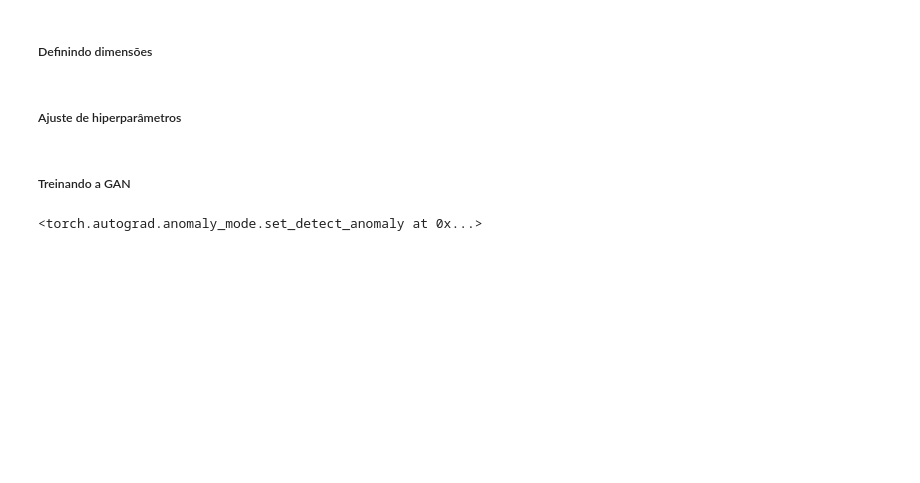
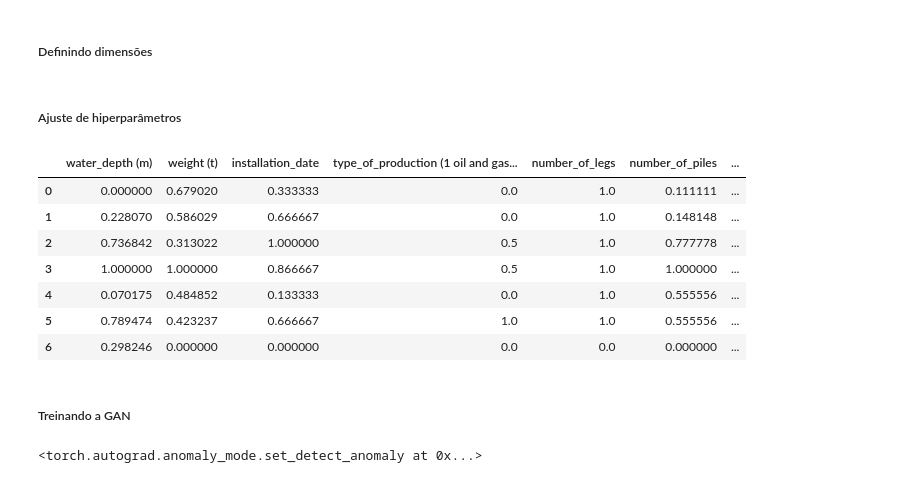
Before and after one commit to JailonWilliam/offshore-platform-decommissioning, a Jupyter notebook: notebooks/gan.ipynb, the cells around one changed output. Cells and saved outputs as stored; diff of their text form; code cells hidden in the pictures; blank space fills up the shorter version.

```diff
--- a/notebooks/gan.ipynb
+++ b/notebooks/gan.ipynb
@@ -324,5 +349,16 @@ def calcular_min_max(df):
     return min_values, max_values
 
 min_values, max_values = calcular_min_max(df_normalizado)
+# %%
+df_normalizado.head(7)
+# %% [output]
+|  | water_depth (m) | weight (t) | installation_date | type_of_production (1 oil and gas... | number_of_legs | number_of_piles | ... |
+| 0 | 0.000000 | 0.679020 | 0.333333 | 0.0 | 1.0 | 0.111111 | ... |
+| 1 | 0.228070 | 0.586029 | 0.666667 | 0.0 | 1.0 | 0.148148 | ... |
+| 2 | 0.736842 | 0.313022 | 1.000000 | 0.5 | 1.0 | 0.777778 | ... |
+| 3 | 1.000000 | 1.000000 | 0.866667 | 0.5 | 1.0 | 1.000000 | ... |
+| 4 | 0.070175 | 0.484852 | 0.133333 | 0.0 | 1.0 | 0.555556 | ... |
+| 5 | 0.789474 | 0.423237 | 0.666667 | 1.0 | 1.0 | 0.555556 | ... |
+| 6 | 0.298246 | 0.000000 | 0.000000 | 0.0 | 0.0 | 0.000000 | ... |
 # %%
 # Iniciando o gerador e o discriminador
```
Also changed, not shown: parts of 7 cells of this notebook, 2 other files.
